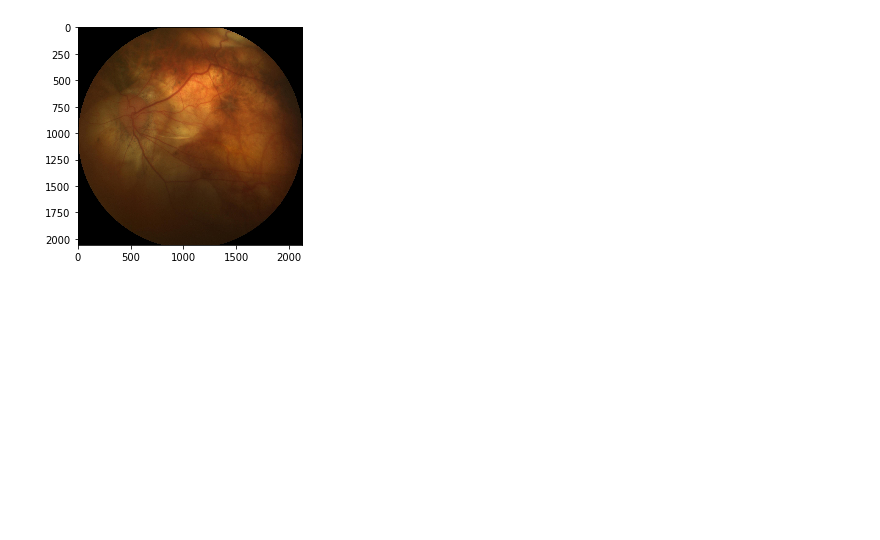
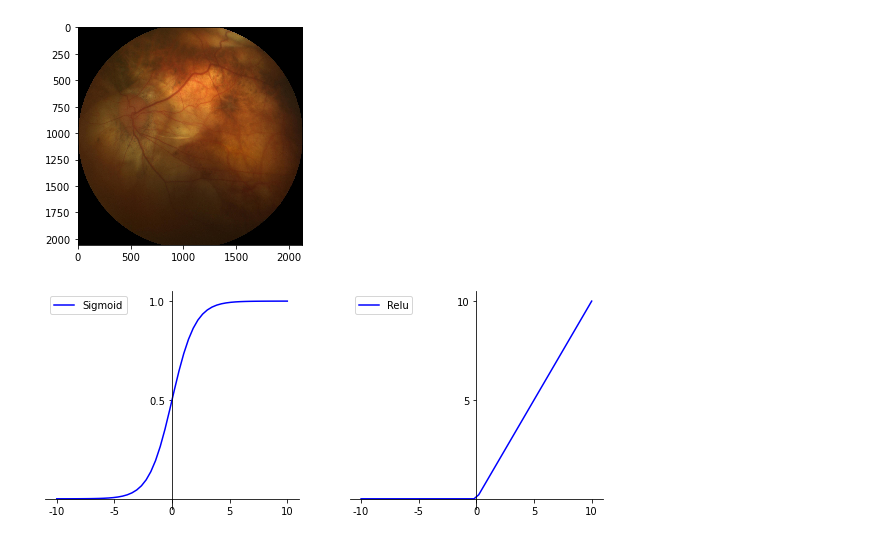
Before and after one commit to JoshuaXueJH/5100_eye_clinic, a Jupyter notebook: eye_clinic.ipynb, the cells around one changed output. Saved outputs shown, nothing was run; the diff lists cells and outputs as text; code cells hidden in the pictures; blank space fills up the shorter version.

Commit message:
added implementation and plots for activate function

```diff
--- a/eye_clinic.ipynb
+++ b/eye_clinic.ipynb
@@ -364,3 +363,55 @@ print('Label:', label, ', Predicted:', predict_image(img, model))
 # %% [output]
 Label: 1 , Predicted: 1
 [figure]
+# %%
+import math
+plt.rcParams['axes.unicode_minus'] = False
+
+def sigmoid(x):
+    result = 1/(1+math.e**(-x))
+    return result
+
+fig = plt.figure(figsize=(10,4))
+ax = fig.add_subplot(121)
+x = np.linspace(-10,10)
+y = sigmoid(x)
+
+ax.spines['top'].set_color('none')
+ax.spines['right'].set_color('none')
+
+ax.xaxis.set_ticks_position('bottom')
+ax.spines['bottom'].set_position(('data',0))
+ax.set_xticks([-10,-5,0,5,10])
+ax.yaxis.set_ticks_position('left')
+ax.spines['left'].set_position(('data',0))
+ax.set_yticks([-1,-0.5,0.5,1])
+
+plt.plot(x,y,label = "Sigmoid",linestyle='-',color='blue')
+plt.legend()
+
+
+
+def relu(x):
+    result=np.maximum(0,x)
+    return result
+
+
+ax = fig.add_subplot(122)
+x = np.linspace(-10,10)
+y = relu(x)
+
+ax.spines['top'].set_color('none')
+ax.spines['right'].set_color('none')
+
+ax.xaxis.set_ticks_position('bottom')
+ax.spines['bottom'].set_position(('data',0))
+ax.set_xticks([-10,-5,0,5,10])
+ax.yaxis.set_ticks_position('left')
+ax.spines['left'].set_position(('data',0))
+ax.set_yticks([5,10])
+
+plt.plot(x,y,label = "Relu",linestyle='-',color='blue')
+plt.legend()
+plt.show()
+# %% [output]
+[figure, added]
```
Also changed, not shown: parts of 4 cells of this notebook.
